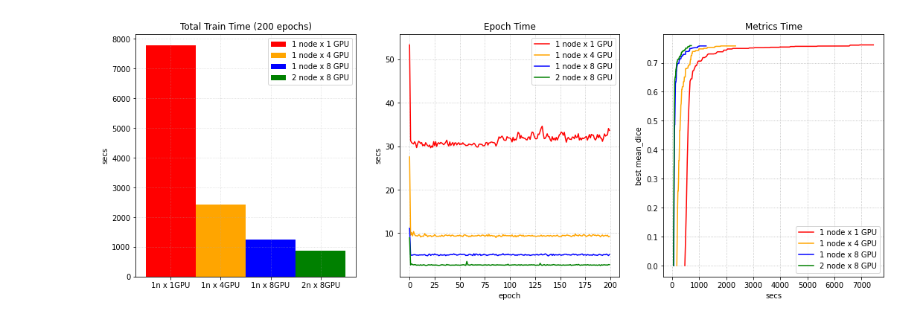
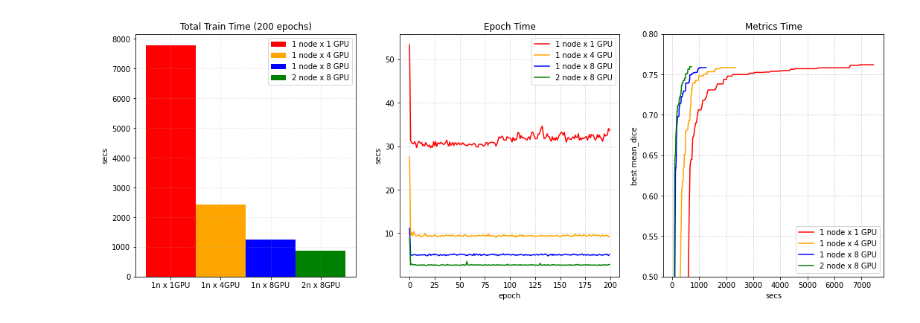
Before and after one commit to YuanTingHsieh/Tutorials, a Jupyter notebook: draw_distributed.ipynb, the cells around one changed output. Saved outputs shown, nothing was run; the diff lists cells and outputs as text; code cells hidden in the pictures.

Commit message:
Change figure 3 y_limit

```diff
--- a/draw_distributed.ipynb
+++ b/draw_distributed.ipynb
@@ -54,31 +54,33 @@ plt.bar('1n x 1GPU', 7781, 1, label='1 node x 1 GPU', color='red')
 plt.bar('1n x 4GPU', 2414, 1, label='1 node x 4 GPU', color='orange')
 plt.bar('1n x 8GPU', 1255, 1, label='1 node x 8 GPU', color='blue')
 plt.bar('2n x 8GPU', 877, 1, label='2 node x 8 GPU', color='green')
 plt.ylabel('secs')
 plt.grid(alpha=0.5, linestyle=':')
 plt.legend(loc='best')
 
 plt.subplot(1, 3, 2)
 plt.title('Epoch Time')
 plt.xlabel('epoch')
 plt.ylabel('secs')
 plt.plot(x1, y1, label='1 node x 1 GPU', color='red')
 plt.plot(x1, y2, label='1 node x 4 GPU', color='orange')
 plt.plot(x1, y3, label='1 node x 8 GPU', color='blue')
 plt.plot(x1, y4, label='2 node x 8 GPU', color='green')
 plt.grid(alpha=0.8, linestyle=':')
 plt.legend(loc='best')
 
 plt.subplot(1, 3, 3)
 plt.title('Metrics Time')
 plt.xlabel('secs')
 plt.ylabel('best mean_dice')
 plt.plot(total_time_1,z1, label='1 node x 1 GPU', color='red')
 plt.plot(total_time_2,z2, label='1 node x 4 GPU', color='orange')
 plt.plot(total_time_3,z3, label='1 node x 8 GPU', color='blue')
 plt.plot(total_time_4,z4, label='2 node x 8 GPU', color='green')
+axes = plt.gca()
+axes.set_ylim([0.5, 0.8])
 plt.grid(alpha=1.0, linestyle=':')
 plt.legend(loc='best')
 plt.show()
 # %% [output]
-[figure, old version]
+[figure, new version]
```
